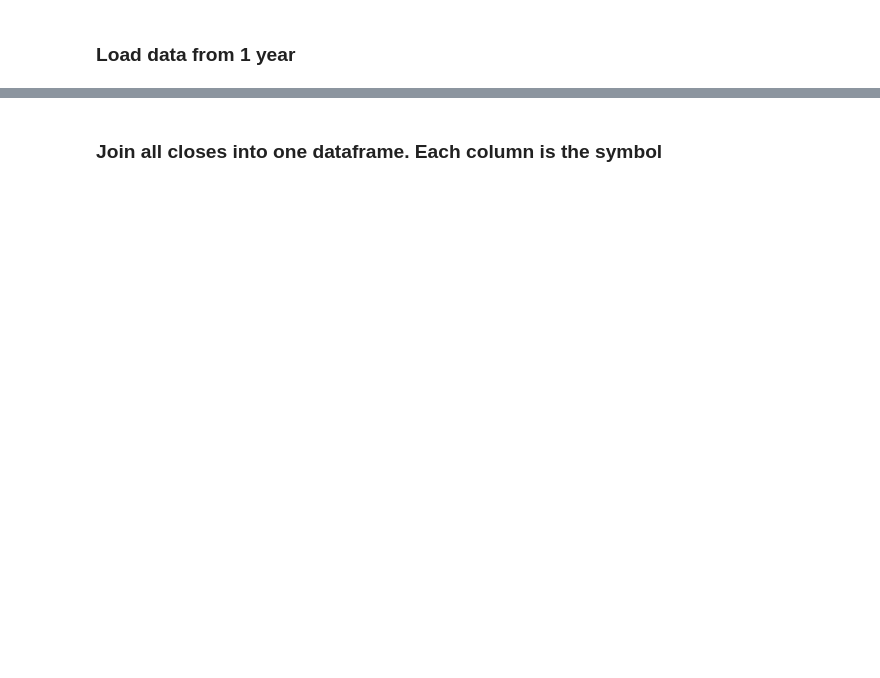
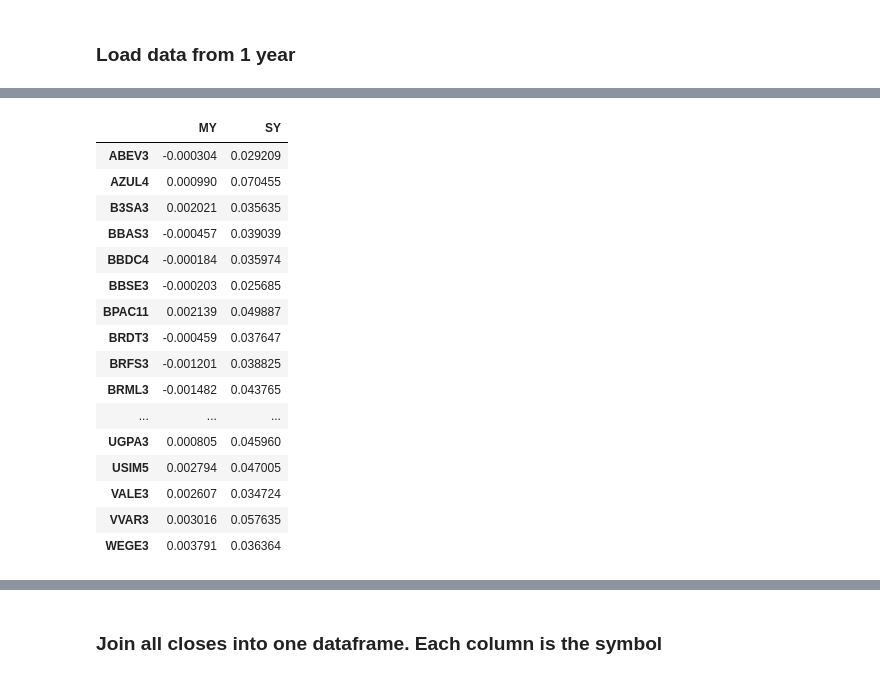
Before and after one commit to tentativafc/investing-broker, a Jupyter notebook: analytics/notebooks/2021-01-24-Portfolio.ipynb, the cells around one changed output, grey strips where cells are left out. Saved outputs shown, nothing was run; the diff lists cells and outputs as text; code cells hidden in the pictures; blank space fills up the shorter version.

```diff
--- a/analytics/notebooks/2021-01-24-Portfolio.ipynb
+++ b/analytics/notebooks/2021-01-24-Portfolio.ipynb
@@ -108,0 +124,30 @@ dfs
+# %%
+df_daily_returns = df_closes/df_closes.shift(1) -1
+
+df_return_means_year = df_daily_returns.resample('Y').mean()
+df_return_std_year = df_daily_returns.resample('Y').std()
+
+df_return_means_year = df_return_means_year.T
+df_return_std_year = df_return_std_year.T
+
+adb = pd.concat([df_return_means_year, df_return_std_year], axis=1, join="inner")
+adb.columns = ["MY", "SY"]
+adb
+# %% [output]
+|  | MY | SY |
+| ABEV3 | -0.000304 | 0.029209 |
+| AZUL4 | 0.000990 | 0.070455 |
+| B3SA3 | 0.002021 | 0.035635 |
+| BBAS3 | -0.000457 | 0.039039 |
+| BBDC4 | -0.000184 | 0.035974 |
+| BBSE3 | -0.000203 | 0.025685 |
+| BPAC11 | 0.002139 | 0.049887 |
+| BRDT3 | -0.000459 | 0.037647 |
+| BRFS3 | -0.001201 | 0.038825 |
+| BRML3 | -0.001482 | 0.043765 |
+| ... | ... | ... |
+| UGPA3 | 0.000805 | 0.045960 |
+| USIM5 | 0.002794 | 0.047005 |
+| VALE3 | 0.002607 | 0.034724 |
+| VVAR3 | 0.003016 | 0.057635 |
+| WEGE3 | 0.003791 | 0.036364 |
```
Also changed, not shown: parts of 8 cells of this notebook, 5 other files.
